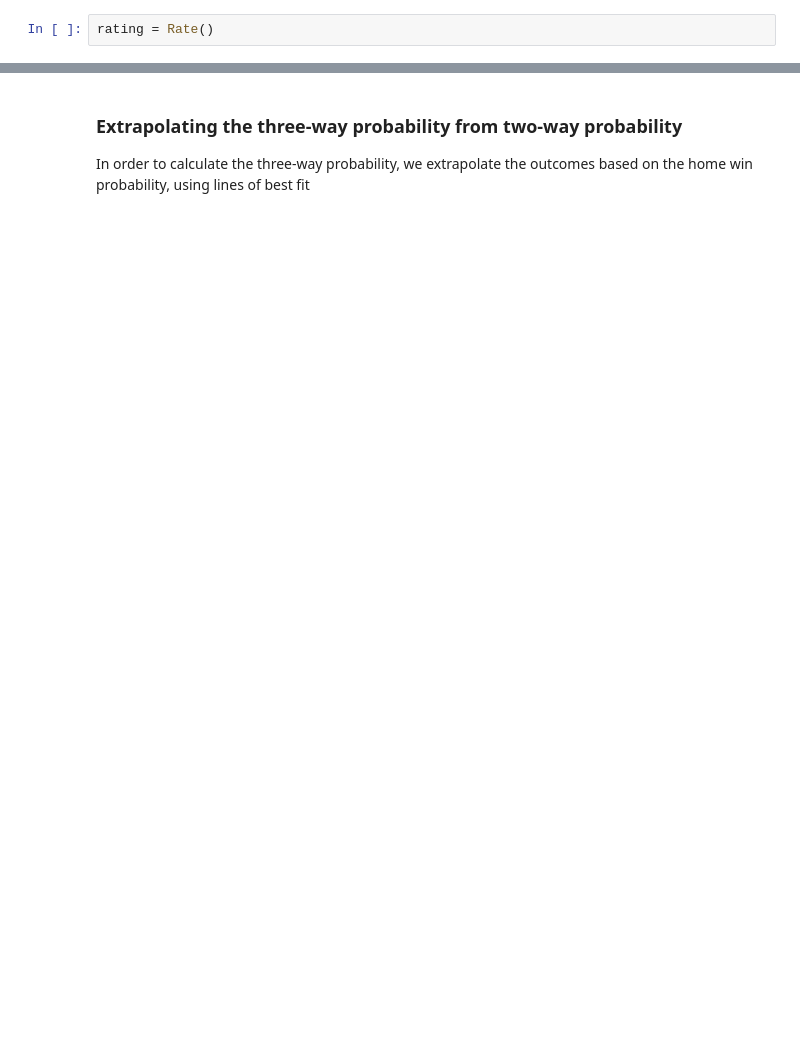
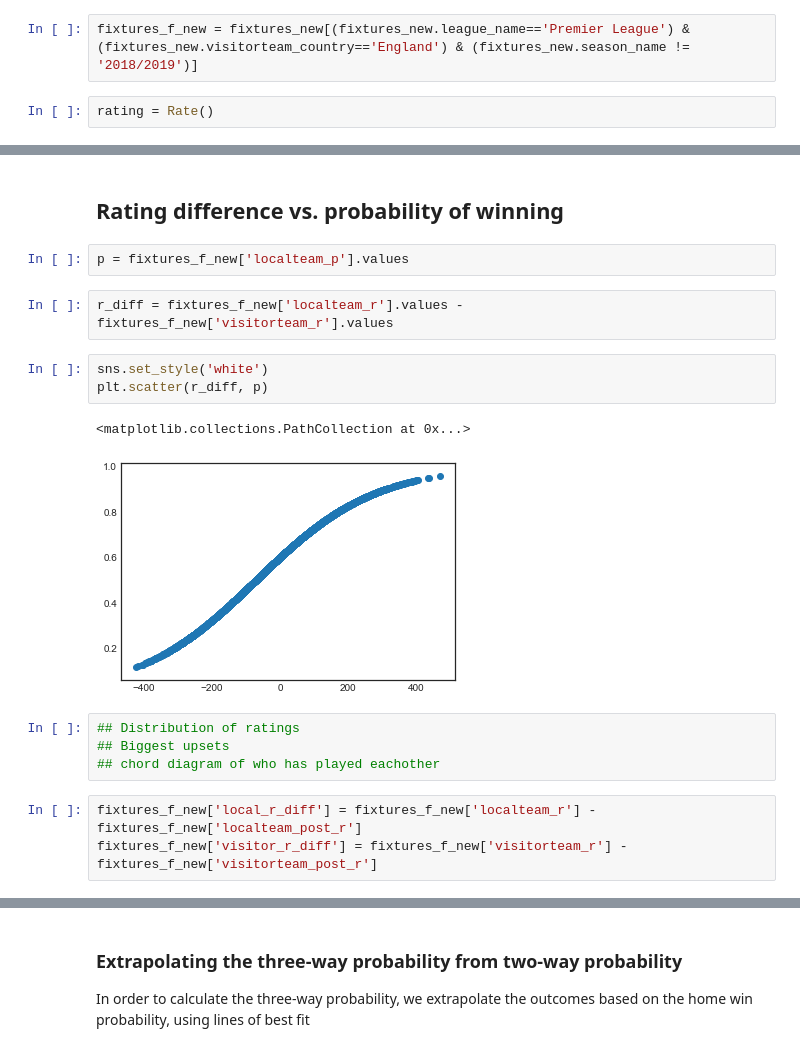
Before and after one commit to calestini/rating-systems, a Jupyter notebook: elo_test.ipynb, the cells around one changed output, grey strips where cells are left out. Cells and saved outputs as stored; diff of their text form; blank space fills up the shorter version.

```diff
--- a/elo_test.ipynb
+++ b/elo_test.ipynb
@@ -40,3 +46,5 @@ fixtures_f = fixtures[(fixtures['league_name'] == 'Premier League') & (fixtures[
+# %%
+fixtures_f_new = fixtures_new[(fixtures_new.league_name=='Premier League') & (fixtures_new.visitorteam_country=='England') & (fixtures_new.season_name != '2018/2019')]
 # %%
 rating = Rate()
 # %%
@@ -59,0 +100,19 @@ fixtures_f = fixtures_f.join(rating.ratings_fixtures)
+# %% [markdown]
+## Rating difference vs. probability of winning
+# %%
+p = fixtures_f_new['localteam_p'].values
+# %%
+r_diff = fixtures_f_new['localteam_r'].values - fixtures_f_new['visitorteam_r'].values
+# %%
+sns.set_style('white')
+plt.scatter(r_diff, p)
+# %% [output]
+<matplotlib.collections.PathCollection at 0x...>
+[figure, added]
+# %%
+## Distribution of ratings
+## Biggest upsets
+## chord diagram of who has played eachother
+# %%
+fixtures_f_new['local_r_diff'] = fixtures_f_new['localteam_r'] - fixtures_f_new['localteam_post_r']
+fixtures_f_new['visitor_r_diff'] = fixtures_f_new['visitorteam_r'] - fixtures_f_new['visitorteam_post_r']
```
Also changed, not shown: parts of 27 cells of this notebook, 5 other files.
